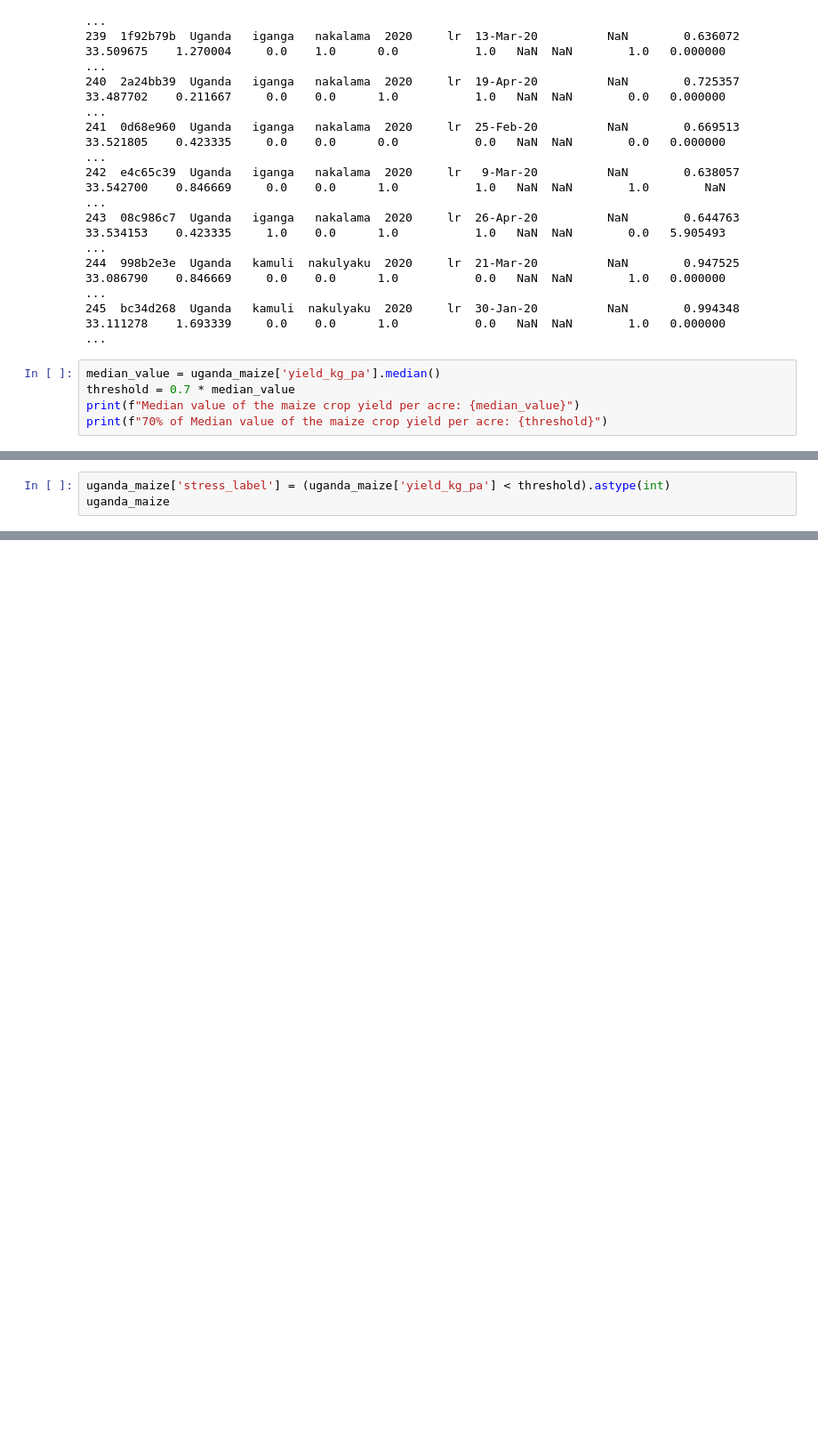
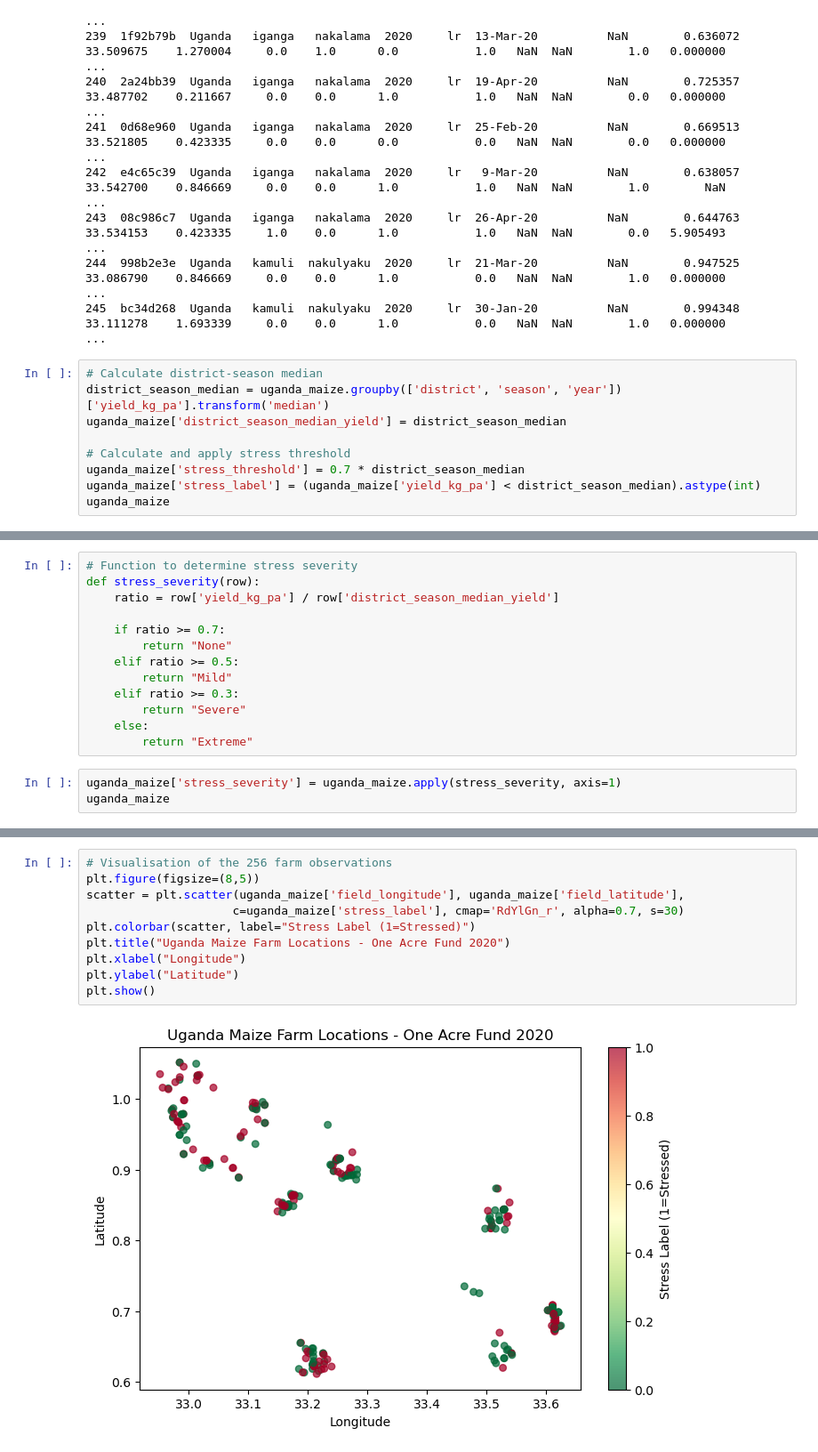
Before and after one commit to d-asingwire/msc_research_project, a Jupyter notebook: data_processing.ipynb, the cells around one changed output, grey strips where cells are left out. Shown at 89% size. Saved outputs shown, nothing was run; the diff lists cells and outputs as text; blank space fills up the shorter version.

Commit message:
visualised farm observations on a plot

```diff
--- a/data_processing.ipynb
+++ b/data_processing.ipynb
@@ -94,8 +97,12 @@ print(uganda_maize.tail(10))
 244  998b2e3e  Uganda   kamuli  nakulyaku  2020     lr  21-Mar-20          NaN        0.947525        33.086790    0.846669     0.0    0.0      1.0           0.0   NaN  NaN        1.0   0.000000       ...
 245  bc34d268  Uganda   kamuli  nakulyaku  2020     lr  30-Jan-20          NaN        0.994348        33.111278    1.693339     0.0    0.0      1.0           0.0   NaN  NaN        1.0   0.000000       ...
 # %%
-median_value = uganda_maize['yield_kg_pa'].median()
-threshold = 0.7 * median_value
-print(f"Median value of the maize crop yield per acre: {median_value}")
-print(f"70% of Median value of the maize crop yield per acre: {threshold}")
+# Calculate district-season median
+district_season_median = uganda_maize.groupby(['district', 'season', 'year'])['yield_kg_pa'].transform('median')
+uganda_maize['district_season_median_yield'] = district_season_median
+
+# Calculate and apply stress threshold
+uganda_maize['stress_threshold'] = 0.7 * district_season_median
+uganda_maize['stress_label'] = (uganda_maize['yield_kg_pa'] < district_season_median).astype(int)
+uganda_maize
 # %% [output]
@@ -104,3 +121,0 @@ Median value of the maize crop yield per acre: 651.97803
-# %%
-uganda_maize['stress_label'] = (uganda_maize['yield_kg_pa'] < threshold).astype(int)
-uganda_maize
@@ -134,0 +189,16 @@ Non-stressed farms: 170 => 69.11%
+# %%
+# Function to determine stress severity
+def stress_severity(row):
+    ratio = row['yield_kg_pa'] / row['district_season_median_yield']
+
+    if ratio >= 0.7:
+        return "None"
+    elif ratio >= 0.5:
+        return "Mild"
+    elif ratio >= 0.3:
+        return "Severe"
+    else:
+        return "Extreme"
+# %%
+uganda_maize['stress_severity'] = uganda_maize.apply(stress_severity, axis=1)
+uganda_maize
@@ -134,0 +240,12 @@ Non-stressed farms: 170 => 69.11%
+# %%
+# Visualisation of the 256 farm observations
+plt.figure(figsize=(8,5))
+scatter = plt.scatter(uganda_maize['field_longitude'], uganda_maize['field_latitude'],
+                     c=uganda_maize['stress_label'], cmap='RdYlGn_r', alpha=0.7, s=30)
+plt.colorbar(scatter, label="Stress Label (1=Stressed)")
+plt.title("Uganda Maize Farm Locations - One Acre Fund 2020")
+plt.xlabel("Longitude")
+plt.ylabel("Latitude")
+plt.show()
+# %% [output]
+[figure, added]
```
Also changed, not shown: parts of 11 cells of this notebook, 1 other file.
